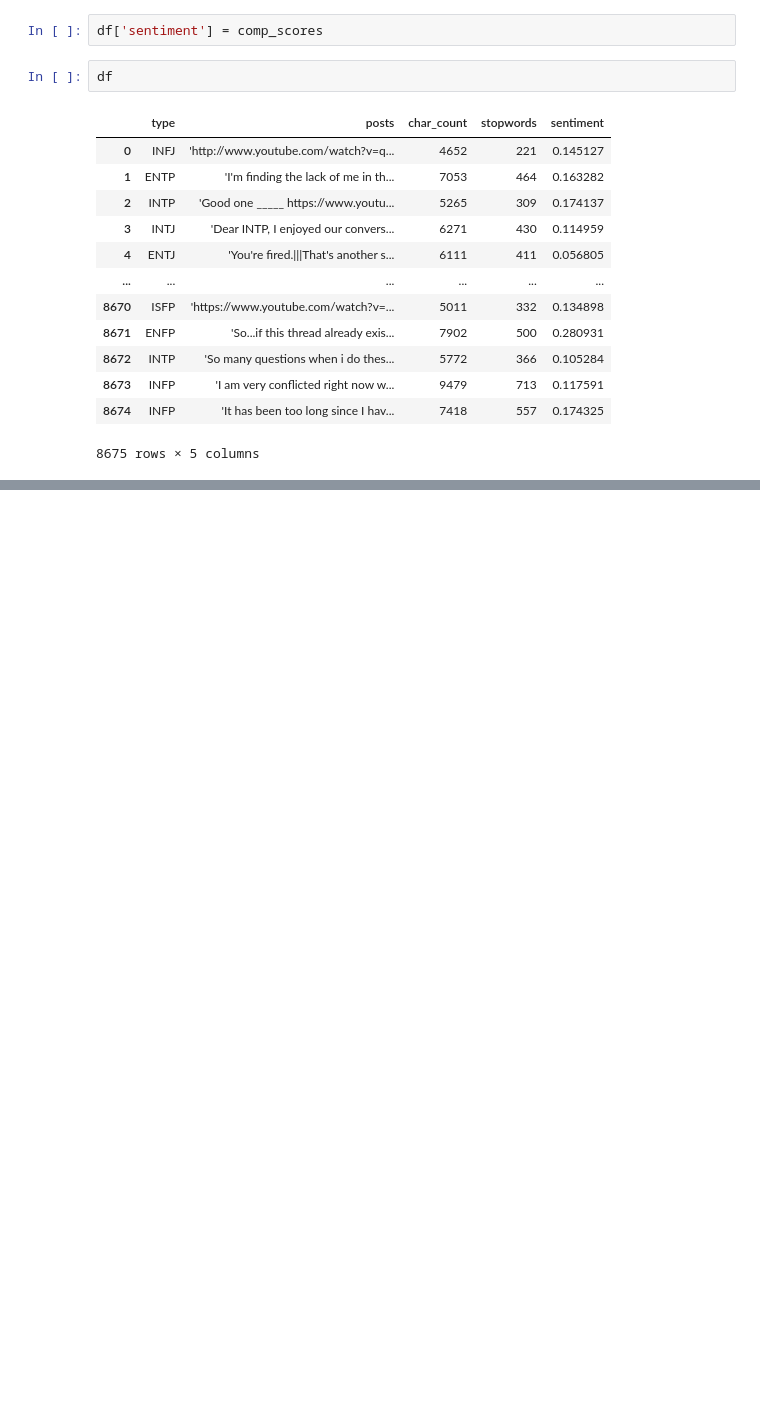
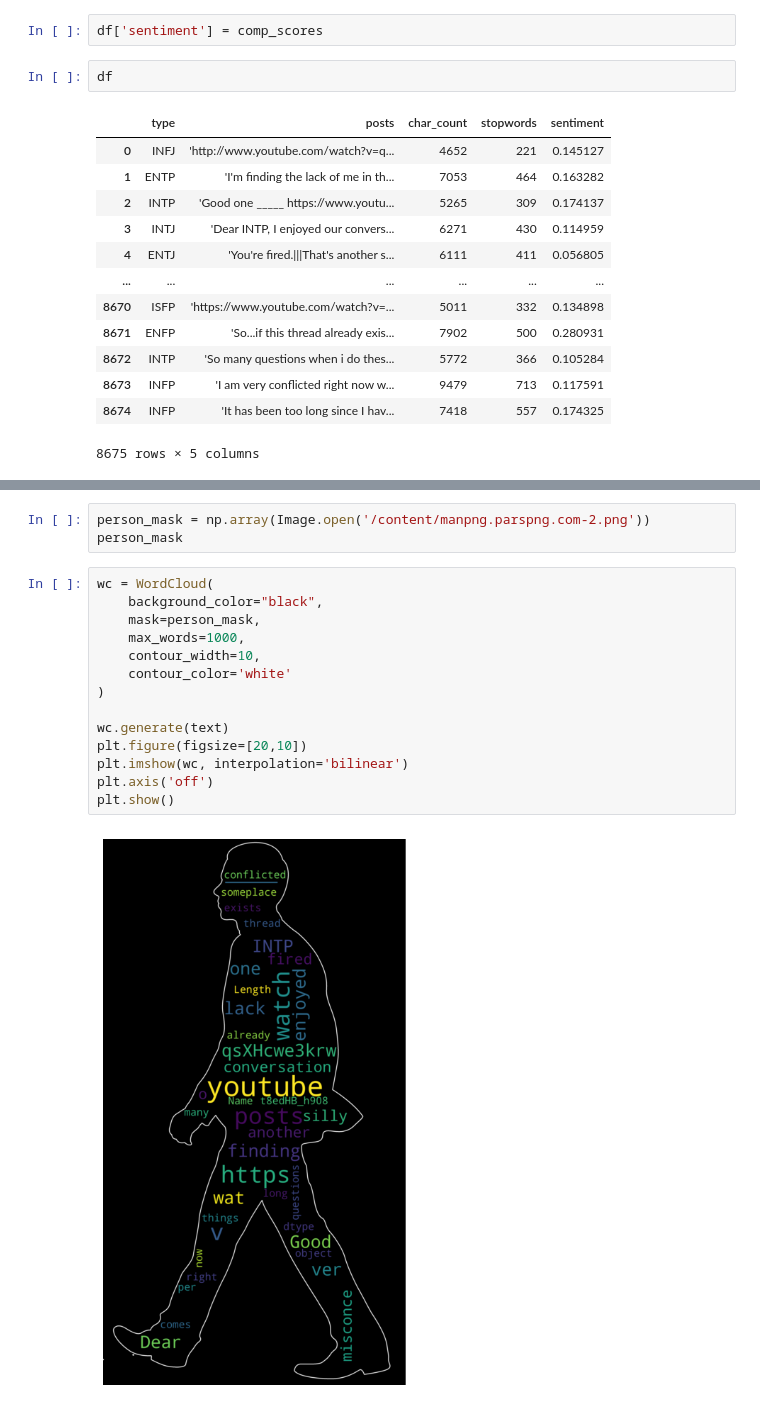
Before and after one commit to mmartin46/Data_Science_Research, a Jupyter notebook: MBTIScores.ipynb, the cells around one changed output, grey strips where cells are left out. Saved outputs shown, nothing was run; the diff lists cells and outputs as text; blank space fills up the shorter version.

```diff
--- a/MBTIScores.ipynb
+++ b/MBTIScores.ipynb
@@ -147,0 +190,19 @@ ax[1].set(
+# %%
+person_mask = np.array(Image.open('/content/manpng.parspng.com-2.png'))
+person_mask
+# %%
+wc = WordCloud(
+    background_color="black",
+    mask=person_mask,
+    max_words=1000,
+    contour_width=10,
+    contour_color='white'
+)
+
+wc.generate(text)
+plt.figure(figsize=[20,10])
+plt.imshow(wc, interpolation='bilinear')
+plt.axis('off')
+plt.show()
+# %% [output]
+[figure, added]
```
Also changed, not shown: parts of 14 cells of this notebook.
